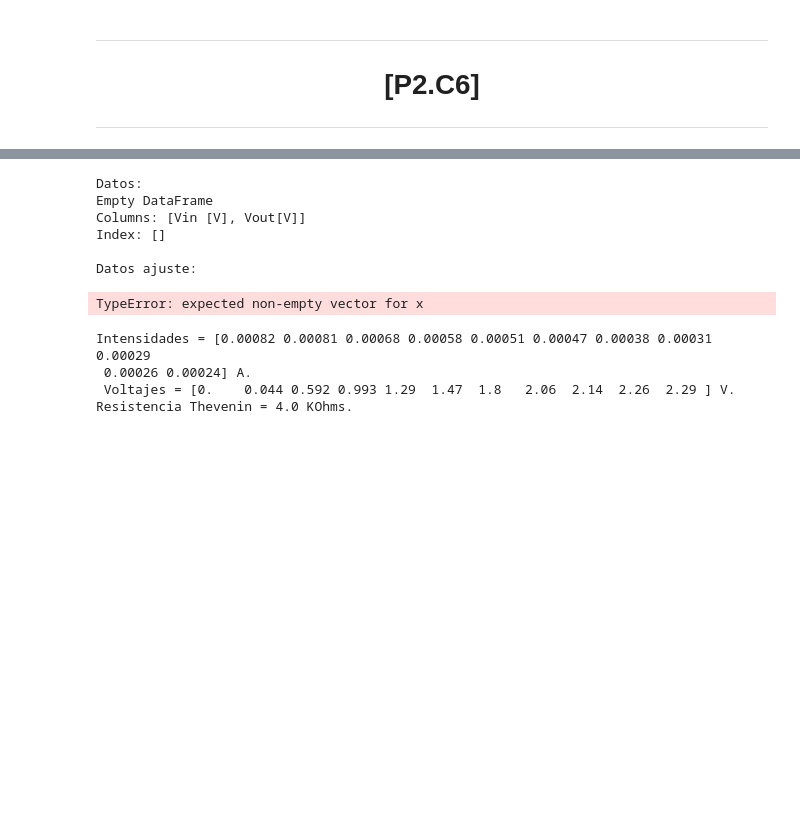
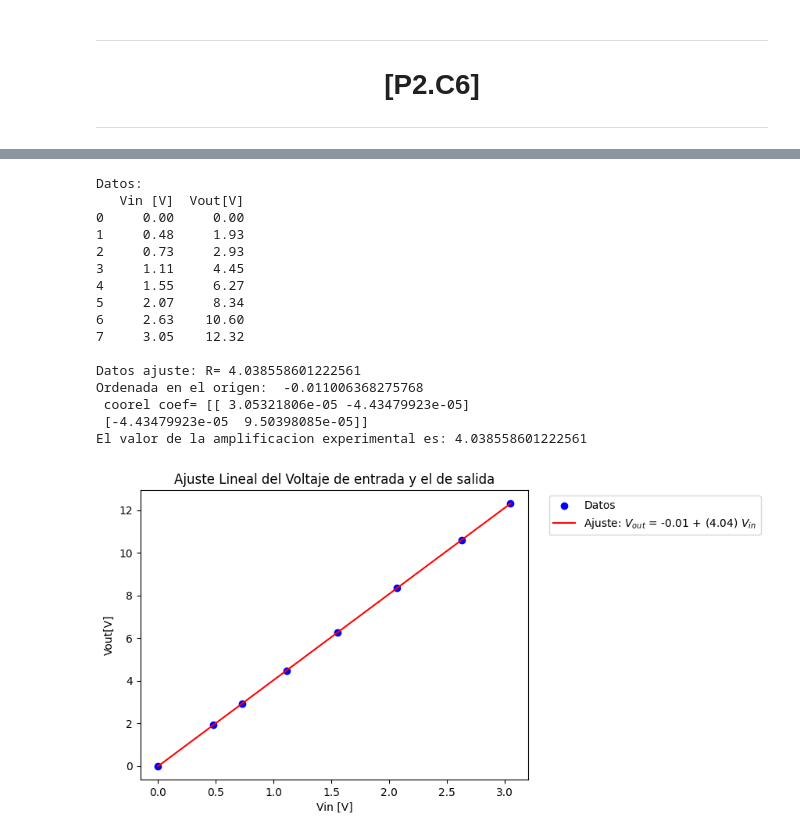
Before and after one commit to WetZap/Practicas-Circuitos, a Jupyter notebook: Practicas/Sesion 2/SegundaSesion.ipynb, the cells around one changed output, grey strips where cells are left out. Saved outputs shown, nothing was run; the diff lists cells and outputs as text; code cells hidden in the pictures; blank space fills up the shorter version.

```diff
--- a/Practicas/Sesion 2/SegundaSesion.ipynb
+++ b/Practicas/Sesion 2/SegundaSesion.ipynb
@@ -176,62 +184,48 @@ VoltajeOutT2 = DatosTarea2["Vout"].tolist()
 # %%
 #Limitamos los datos para el ajuste lineal.
-VoltajeIn2 = VoltajeInT2
-VoltajeOut2 = VoltajeOutT2
+VoltajeIn2 = VoltajeInT2[0:8].copy()
+VoltajeOut2 = VoltajeOutT2[0:8].copy()
+VoltajeIn2,VoltajeOut2 = ConverArray2(VoltajeIn2,VoltajeOut2)
 
 #Ponemos los datos en una tabla.
 data = {'Vin [V]': VoltajeIn2,
         'Vout[V]': VoltajeOut2}
 df = pd.DataFrame(data)
 print(f'Datos:\n{df}\n')
 
 # Realizamos el ajuste lineal con np.polyfit
 print('Datos ajuste: ',end='')
-[slope, intercept], r = np.polyfit(VoltajeIn2,VoltajeOut2,deg=1,cov=True)
-print("R=", slope,"\nOrdenada en el origen: ", intercept,"\n coorel coef=",r)
+[slopenoinversor, interceptNI], r = np.polyfit(VoltajeIn2,VoltajeOut2,deg=1,cov=True)
+print("R=", slopenoinversor,"\nOrdenada en el origen: ", interceptNI,"\n coorel coef=",r)
 
+print(f'El valor de la amplificacion experimental es: {slopenoinversor}')
 # Crear una función para la línea ajustada
 def ajuste_lineal(x):
-    return intercept + slope * x
+    return interceptNI + slopenoinversor * x
 
 # Graficamos los datos y el ajuste lineal
 plt.scatter(VoltajeIn2, VoltajeOut2, label='Datos', color='blue')
-plt.plot(VoltajeIn2, ajuste_lineal(VoltajeOut2), color='red', label=fr'Ajuste: $V_{{out}}$ = {intercept:.2f} + ({slope:.2f}) $V_{{in}}$')
+plt.plot(VoltajeIn2, ajuste_lineal(VoltajeIn2), color='red', label=fr'Ajuste: $V_{{out}}$ = {interceptNI:.2f} + ({slopenoinversor:.2f}) $V_{{in}}$')
 plt.xlabel('Vin [V]')
 plt.ylabel('Vout[V]')
 plt.title('Ajuste Lineal del Voltaje de entrada y el de salida')
 plt.legend(bbox_to_anchor=(1.04, 1), loc="upper left")
 plt.show()
-
-print(f'El valor de la amplificacion experimental es: {slope}')
 # %% [output]
 Datos:
-Empty DataFrame
-Columns: [Vin [V], Vout[V]]
-Index: []
+   Vin [V]  Vout[V]
+0     0.00     0.00
+1     0.48     1.93
+2     0.73     2.93
+3     1.11     4.45
+4     1.55     6.27
+5     2.07     8.34
+6     2.63    10.60
+7     3.05    12.32
 
-Datos ajuste:
+Datos ajuste: R= 4.038558601222561
+Ordenada en el origen:  -0.011006368275768
+ coorel coef= [[ 3.05321806e-05 -4.43479923e-05]
+ [-4.43479923e-05  9.50398085e-05]]
+El valor de la amplificacion experimental es: 4.038558601222561
-TypeError: expected non-empty vector for x
+[figure, added]
-# %%
-#Tomamos el valor del Voltaje Thevenin que anteriormente hemos extraido.
-VoltajeThevenin = Voltaje2[0]
-DatosTarea3 = pd.read_excel(xlsx_name,sheet_name='Tarea3',usecols='A:B')#Cargamos las columnas que vamos a usar.
-#Practico
-VoltajeAB = DatosTarea3['Vab'].tolist()
-IntensidadAB = DatosTarea3['Iab'].tolist()
-RTV = Rmedida5[1]
-
-#Teorico
-RTVTeo = Rmedida5[0]
-VoltajeTeo = Voltaje1[0]
-
-#Transformamos los vectores con numpy en arrays
-VoltajeAB = np.array(VoltajeAB)
-IntensidadAB = np.array(IntensidadAB)*1e-3
-print(f'Intensidades = {IntensidadAB} A.')
-print(f' Voltajes = {VoltajeAB} V.')
-print(f'Resistencia Thevenin = {RTV} KOhms.')
-# %% [output]
-Intensidades = [0.00082 0.00081 0.00068 0.00058 0.00051 0.00047 0.00038 0.00031 0.00029
- 0.00026 0.00024] A.
- Voltajes = [0.    0.044 0.592 0.993 1.29  1.47  1.8   2.06  2.14  2.26  2.29 ] V.
-Resistencia Thevenin = 4.0 KOhms.
```
Also changed, not shown: parts of 19 cells of this notebook, 3 other files.
